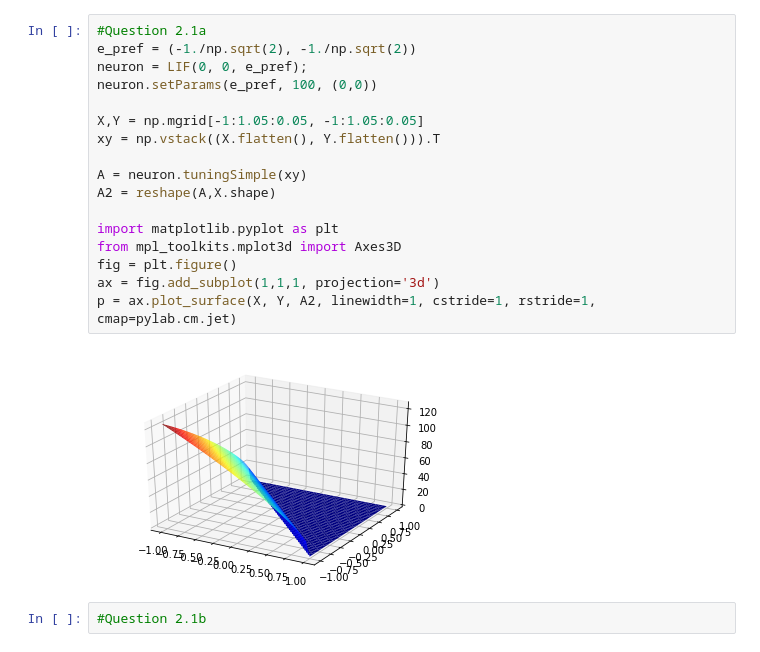
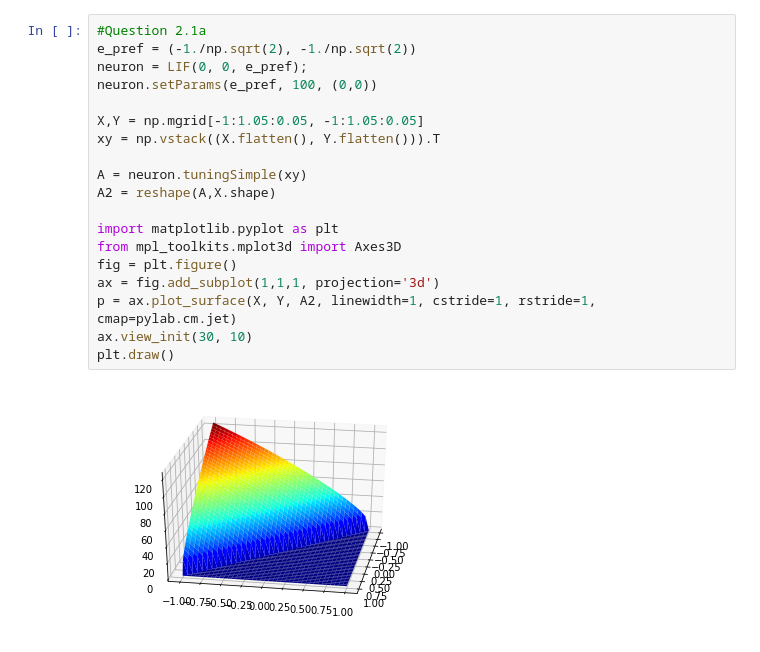
Before and after one commit to parsatorb/SYDE-556, a Jupyter notebook: BasicRepresentation.ipynb, the cells around one changed output. Saved outputs shown, nothing was run; the diff lists cells and outputs as text.

```diff
--- a/BasicRepresentation.ipynb
+++ b/BasicRepresentation.ipynb
@@ -250,21 +311,21 @@ RMSE 0.00688384
 # %%
 #Question 2.1a
 e_pref = (-1./np.sqrt(2), -1./np.sqrt(2))
 neuron = LIF(0, 0, e_pref);
 neuron.setParams(e_pref, 100, (0,0))
 
 X,Y = np.mgrid[-1:1.05:0.05, -1:1.05:0.05]
 xy = np.vstack((X.flatten(), Y.flatten())).T
 
 A = neuron.tuningSimple(xy)
 A2 = reshape(A,X.shape)
 
 import matplotlib.pyplot as plt
 from mpl_toolkits.mplot3d import Axes3D
 fig = plt.figure()
 ax = fig.add_subplot(1,1,1, projection='3d')
 p = ax.plot_surface(X, Y, A2, linewidth=1, cstride=1, rstride=1, cmap=pylab.cm.jet)
+ax.view_init(30, 10)
+plt.draw()
 # %% [output]
-[figure, old version]
+[figure, new version]
-# %%
-#Question 2.1b
```
Also changed, not shown: parts of 14 cells of this notebook, 1 other file.
